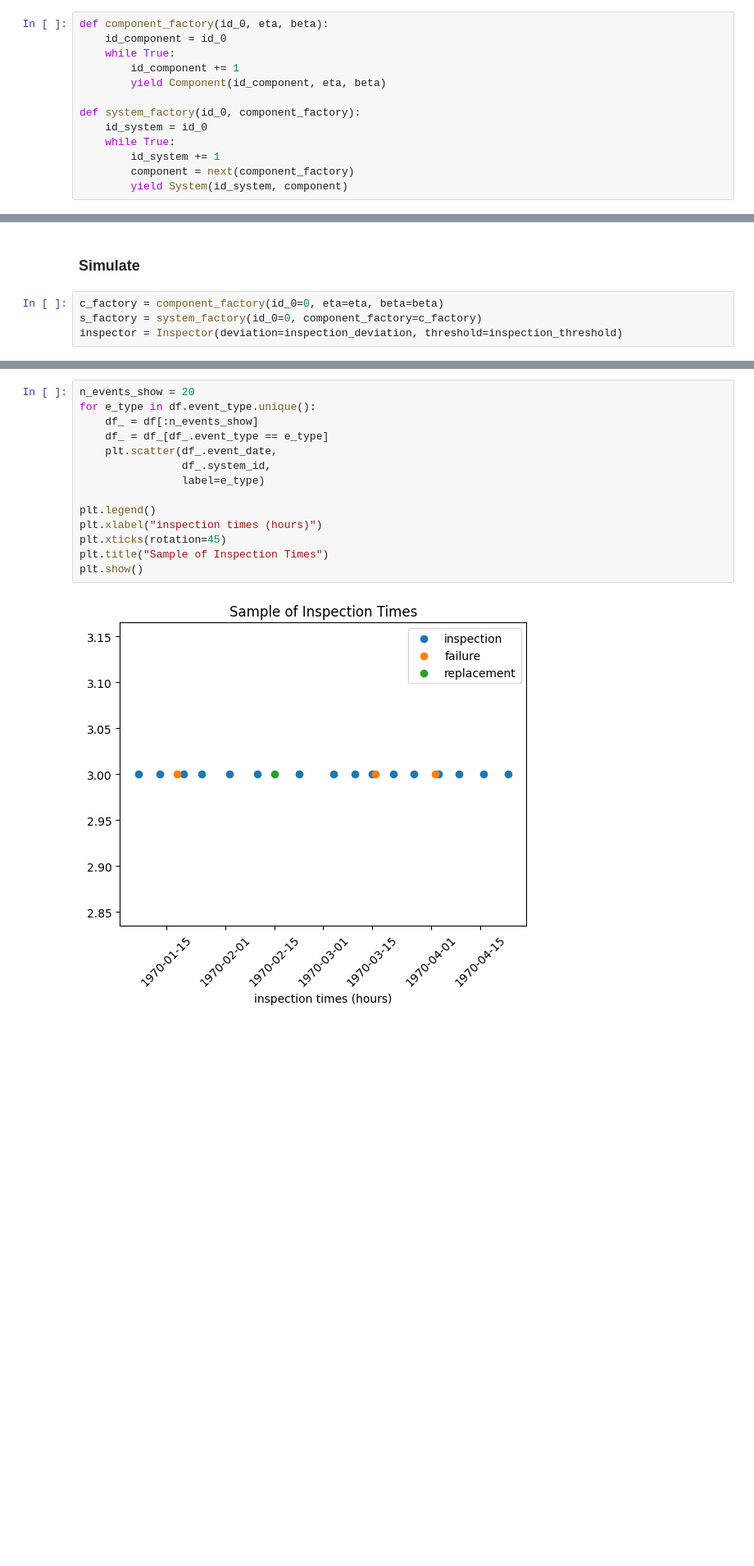
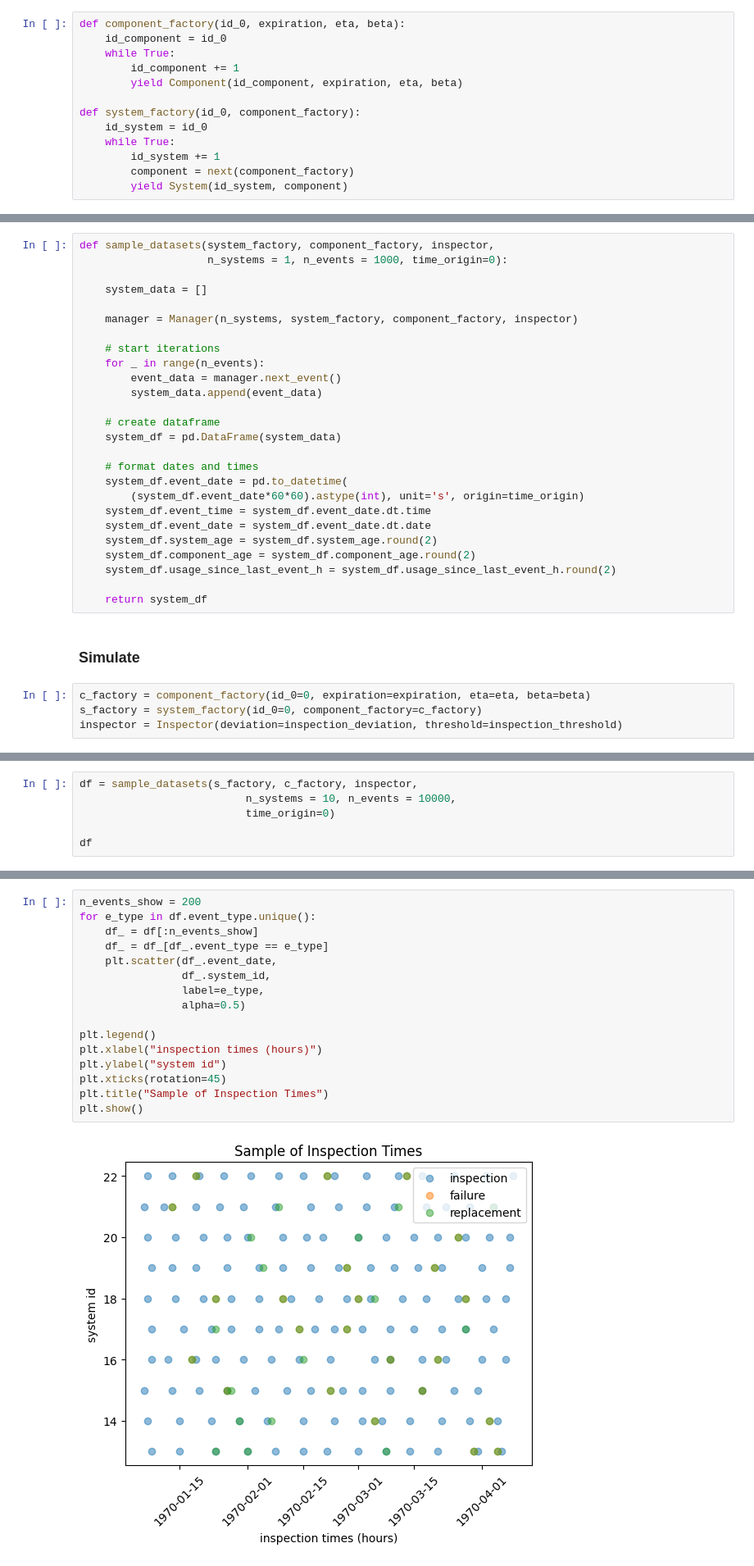
Before and after one commit to alc4ml/ProjetM2D2526, a Jupyter notebook: simulator/simulator.ipynb, the cells around one changed output, grey strips where cells are left out. Shown at 82% size. Cells and saved outputs as stored; diff of their text form; blank space fills up the shorter version.

Commit message:
updating simulator - multiple systems and cases 1-6

```diff
--- a/simulator/simulator.ipynb
+++ b/simulator/simulator.ipynb
@@ -197,11 +349,11 @@ class System:
 
 Functionalities responsible for centralizing the creation of new objects with unique IDs
 # %%
-def component_factory(id_0, eta, beta):
+def component_factory(id_0, expiration, eta, beta):
     id_component = id_0
     while True:
         id_component += 1
-        yield Component(id_component, eta, beta)
+        yield Component(id_component, expiration, eta, beta)
 
 def system_factory(id_0, component_factory):
     id_system = id_0
@@ -257,6 +364,32 @@ def sample_system_dataset(system_factory, component_factory, inspector, n_steps
+# %%
+def sample_datasets(system_factory, component_factory, inspector,
+                    n_systems = 1, n_events = 1000, time_origin=0):
+
+    system_data = []
+
+    manager = Manager(n_systems, system_factory, component_factory, inspector)
+
+    # start iterations
+    for _ in range(n_events):
+        event_data = manager.next_event()
+        system_data.append(event_data)
+
+    # create dataframe
+    system_df = pd.DataFrame(system_data)
+
+    # format dates and times
+    system_df.event_date = pd.to_datetime(
+        (system_df.event_date*60*60).astype(int), unit='s', origin=time_origin)
+    system_df.event_time = system_df.event_date.dt.time
+    system_df.event_date = system_df.event_date.dt.date
+    system_df.system_age = system_df.system_age.round(2)
+    system_df.component_age = system_df.component_age.round(2)
+    system_df.usage_since_last_event_h = system_df.usage_since_last_event_h.round(2)
+
+    return system_df
 # %% [markdown]
 ### Simulate
 # %%
-c_factory = component_factory(id_0=0, eta=eta, beta=beta)
+c_factory = component_factory(id_0=0, expiration=expiration, eta=eta, beta=beta)
 s_factory = system_factory(id_0=0, component_factory=c_factory)
 inspector = Inspector(deviation=inspection_deviation, threshold=inspection_threshold)
@@ -279,0 +396,6 @@ df
+# %%
+df = sample_datasets(s_factory, c_factory, inspector,
+                          n_systems = 10, n_events = 10000,
+                          time_origin=0)
+
+df
@@ -289,16 +427,18 @@ plt.show()
 # %%
-n_events_show = 20
+n_events_show = 200
 for e_type in df.event_type.unique():
     df_ = df[:n_events_show]
     df_ = df_[df_.event_type == e_type]
     plt.scatter(df_.event_date,
                 df_.system_id,
-                label=e_type)
+                label=e_type,
+                alpha=0.5)
 
 plt.legend()
 plt.xlabel("inspection times (hours)")
+plt.ylabel("system id")
 plt.xticks(rotation=45)
 plt.title("Sample of Inspection Times")
 plt.show()
 # %% [output]
-[figure, old version]
+[figure, new version]
```
Also changed, not shown: parts of 21 cells of this notebook, 4 other files.
